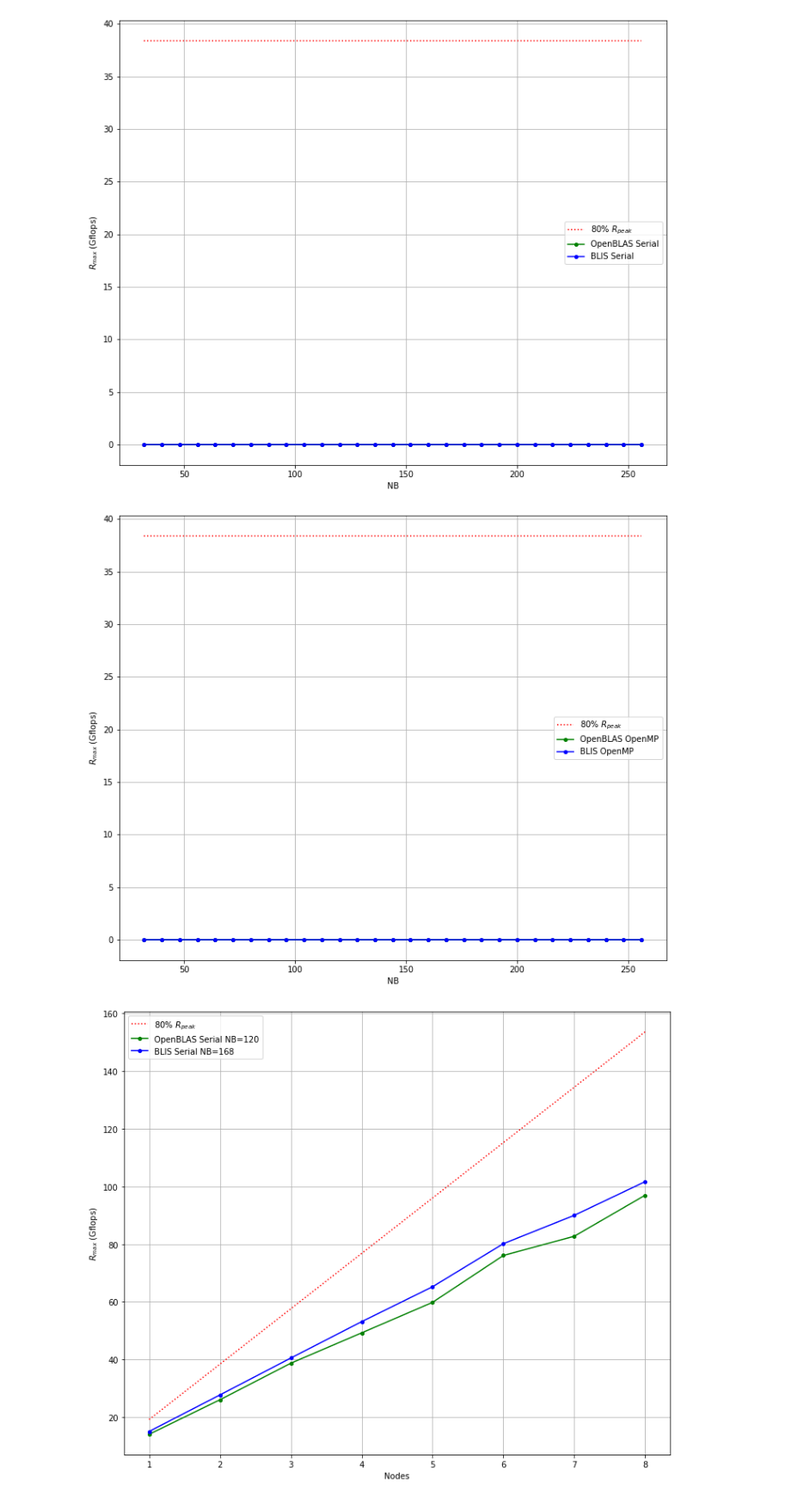
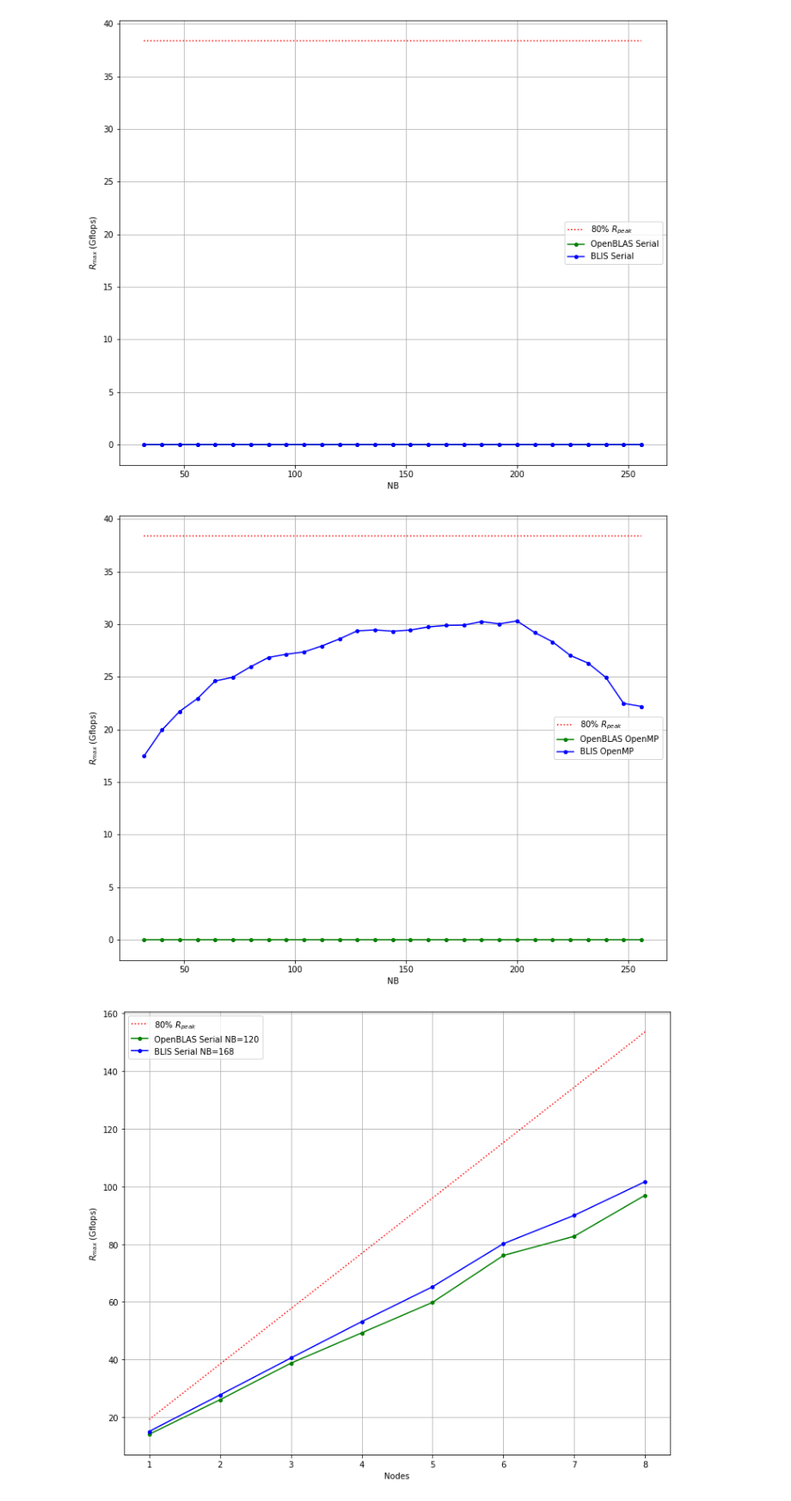
Before and after one commit to johnduffymsc/dissertation, a Jupyter notebook: picluster.ipynb, the cells around one changed output. Shown: that part at 86% size. Saved outputs shown, nothing was run; the diff lists cells and outputs as text; code cells hidden in the pictures.

```diff
--- a/picluster.ipynb
+++ b/picluster.ipynb
@@ -629,63 +629,63 @@ openblas_openmp = [
     0,
     0,
     0,
     0,
     0,
     0,
     0,
     0,
     0,
     0,
     0,
     0
 ]
 
 blis_openmp = [
-    0,
-    0,
-    0,
-    0,
-    0,
-    0,
-    0,
-    0,
-    0,
-    0,
-    0,
-    0,
-    0,
-    0,
-    0,
-    0,
-    0,
-    0,
-    0,
-    0,
-    0,
-    0,
-    0,
-    0,
-    0,
-    0,
-    0,
-    0,
-    0
+    1.7488e+01,
+    1.9945e+01,
+    2.1721e+01,
+    2.2934e+01,
+    2.4608e+01,
+    2.4972e+01,
+    2.5966e+01,
+    2.6843e+01,
+    2.7147e+01,
+    2.7366e+01,
+    2.7937e+01,
+    2.8602e+01,
+    2.9375e+01,
+    2.9461e+01,
+    2.9340e+01,
+    2.9452e+01,
+    2.9748e+01,
+    2.9889e+01,
+    2.9916e+01,
+    3.0251e+01,
+    3.0035e+01,
+    3.0312e+01,
+    2.9205e+01,
+    2.8329e+01,
+    2.7030e+01,
+    2.6309e+01,
+    2.4941e+01,
+    2.2479e+01,
+    2.2185e+01
 ]
 
 plt.figure(figsize=(12, 10))
 #plt.title("OpenMP Baseline $R_{max}$ vs NB 2 Nodes 80% Memory")
 plt.plot([32, 256], [R_PEAK_80 * 2, R_PEAK_80 * 2], ":", markersize=4, color="red")
 plt.plot(nb, openblas_openmp, "-go", markersize=4)
 plt.plot(nb, blis_openmp, "-bo", markersize=4)
 plt.xlabel("NB")
 plt.ylabel("$R_{max}$ (Gflops)")
 plt.legend(["80% $R_{peak}$", "OpenBLAS OpenMP", "BLIS OpenMP"])
 plt.grid()
 plt.savefig("openmp_gflops_vs_nb_2_node_80_percent_memory.pdf", bbox_inches="tight")
 plt.savefig("openmp_gflops_vs_nb_2_node_80_percent_memory.png", bbox_inches="tight")
 plt.show()
 # %% [output]
-[figure, old version]
+[figure, new version]
 # %%
 # Pure OpenMP Gflops vs Nodes using 80% memory.
 
```
Also changed, not shown: 2 other files.
